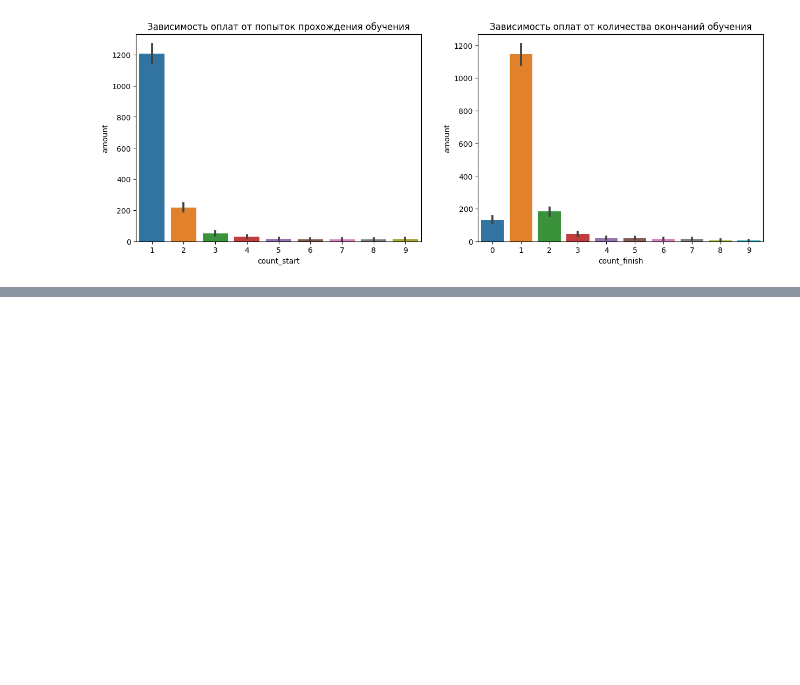
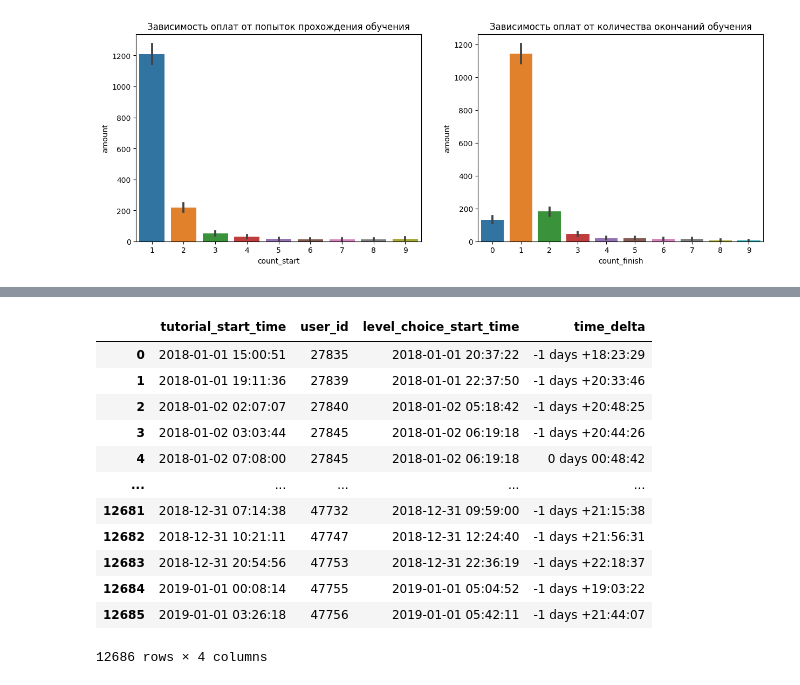
Before and after one commit to Evgenija123456/skillfactory1, a Jupyter notebook: PROJECT_3_Parkhomenko_E_A.ipynb, the cells around one changed output, grey strips where cells are left out. Drawn from its saved outputs; the diff is of its cells as text; code cells hidden in the pictures; blank space fills up the shorter version.

```diff
--- a/PROJECT_3_Parkhomenko_E_A.ipynb
+++ b/PROJECT_3_Parkhomenko_E_A.ipynb
@@ -392,0 +343,4 @@ pivot_df = pivot_df.reset_index()
+# %%
+tutorial_start_df = total_events_df[total_events_df['event_type'] == 'tutorial_start']
+tutorial_start_df = tutorial_start_df.rename(columns={'start_time':'tutorial_start_time'})
+tutorial_start_df = tutorial_start_df.drop(['event_id', 'event_type','selected_level', 'tutorial_id', 'purchase_id', 'amount'], axis=1)
@@ -392,0 +353,4 @@ pivot_df = pivot_df.reset_index()
+# %%
+level_choice_df = total_events_df[total_events_df['event_type'] == 'level_choice']
+level_choice_df = level_choice_df.rename(columns={'start_time':'level_choice_start_time'})
+level_choice_df = level_choice_df.drop(['event_id', 'event_type','selected_level', 'tutorial_id', 'purchase_id', 'amount'], axis=1)
@@ -392,0 +359,3 @@ pivot_df = pivot_df.reset_index()
+# %%
+tutorial_start_level_choise_df = tutorial_start_df.merge(level_choice_df, on='user_id', how='inner')
+tutorial_start_level_choise_df
@@ -392,0 +380,18 @@ pivot_df = pivot_df.reset_index()
+# %%
+tutorial_start_level_choise_df['time_delta'] = tutorial_start_level_choise_df['tutorial_start_time'] - tutorial_start_level_choise_df['level_choice_start_time']
+
+tutorial_start_level_choise_df
+# %% [output]
+|  | tutorial_start_time | user_id | level_choice_start_time | time_delta |
+| 0 | 2018-01-01 15:00:51 | 27835 | 2018-01-01 20:37:22 | -1 days +18:23:29 |
+| 1 | 2018-01-01 19:11:36 | 27839 | 2018-01-01 22:37:50 | -1 days +20:33:46 |
+| 2 | 2018-01-02 02:07:07 | 27840 | 2018-01-02 05:18:42 | -1 days +20:48:25 |
+| 3 | 2018-01-02 03:03:44 | 27845 | 2018-01-02 06:19:18 | -1 days +20:44:26 |
+| 4 | 2018-01-02 07:08:00 | 27845 | 2018-01-02 06:19:18 | 0 days 00:48:42 |
+| ... | ... | ... | ... | ... |
+| 12681 | 2018-12-31 07:14:38 | 47732 | 2018-12-31 09:59:00 | -1 days +21:15:38 |
+| 12682 | 2018-12-31 10:21:11 | 47747 | 2018-12-31 12:24:40 | -1 days +21:56:31 |
+| 12683 | 2018-12-31 20:54:56 | 47753 | 2018-12-31 22:36:19 | -1 days +22:18:37 |
+| 12684 | 2019-01-01 00:08:14 | 47755 | 2019-01-01 05:04:52 | -1 days +19:03:22 |
+| 12685 | 2019-01-01 03:26:18 | 47756 | 2019-01-01 05:42:11 | -1 days +21:44:07 |
+12686 rows × 4 columns
```
Also changed, not shown: parts of 47 cells of this notebook.
